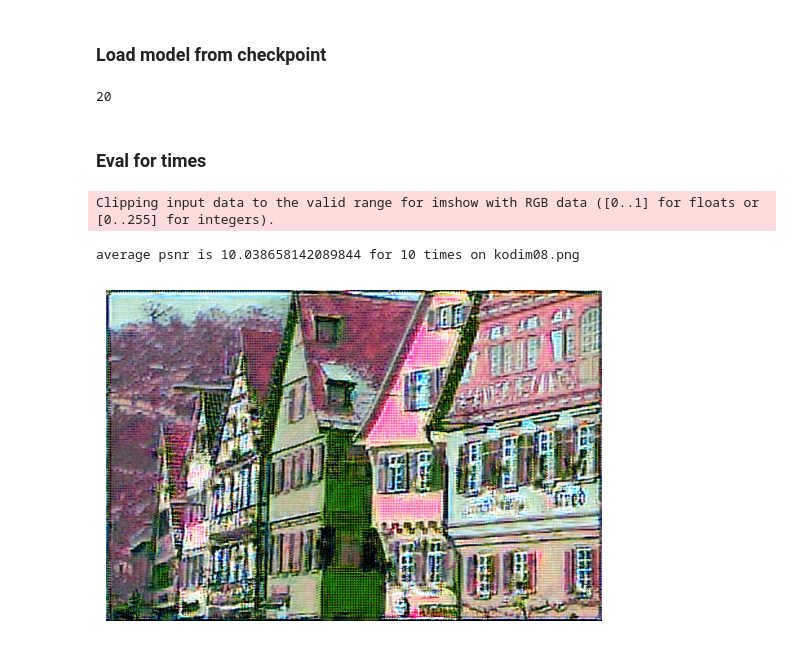
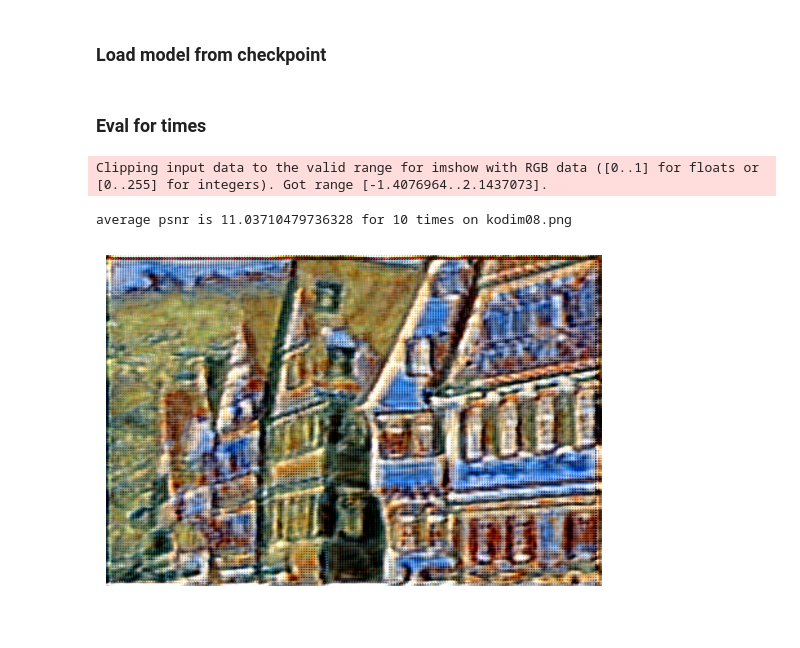
Before and after one commit to skydvn/SemCom-Pytorch, a Jupyter notebook: visualization/single_visualization.ipynb, the cells around one changed output. Cells and saved outputs as stored; diff of their text form; code cells hidden in the pictures.

```diff
--- a/visualization/single_visualization.ipynb
+++ b/visualization/single_visualization.ipynb
@@ -94,7 +94,7 @@ args = parser.parse_args(args=[])
 channel = 'AWGN'
 
 # Thay model
-saved = 'C:\SemCom\SemCom_domain_new\SemCom-Pytorch\out\checkpoints\CIFAR10_0.16666666666666666_AWGN0Rayleigh12AWGN24_dgsc_13h01m48s_on_Jun_17_2025\epoch_51.pkl'
+saved = 'C:\SemCom\SemCom_domain_new\SemCom-Pytorch\out\checkpoints\CIFAR10_0.16666666666666666__djsccn_00h19m44s_on_Jul_23_2025\epoch_199.pkl'
 args.base_snr = 20
 test_image_dir = 'C:\SemCom\SemCom_domain_new\SemCom-Pytorch\demo\kodim08.png'
 times = 10
@@ -123,46 +123,44 @@ for k, v in state_dict.items():
 file_name = os.path.basename(os.path.dirname(saved))
 in_channel = 3
 
-model = DGSC_CIFAR(args, in_channel, 10)
+model = DJSCCN_CIFAR(args, in_channel, 10)
 
 device = torch.device('cuda:0' if torch.cuda.is_available() else 'cpu')
 model.load_state_dict(new_state_dict)
 model.change_channel(channel, 20)
-# %% [output]
-20
 # %% [markdown]
 ### Eval for times
 # %%
 psnr_all = 0.0
 with torch.no_grad():
 
     for i in range(times):
         # print(test_image.size())
         if test_image.dim() == 3:
             test_image = test_image.unsqueeze(0)
 
         model = model.to(device)
         test_image = test_image.to(device)
 
-        demo_image= model(test_image)
+        demo_image= model(test_image,25)
         demo_image = image_normalization('denormalization')(demo_image)
         gt = image_normalization('denormalization')(test_image)
         psnr_all += get_psnr(demo_image, gt)
     # """Thử xem in ra 4 cái của ảnh thì sao"""
     # if test_image.dim() == 3:
     #     test_image = test_image.unsqueeze(0)
 
     #     model = model.to(device)
     #     test_image = test_image.to(device)
     demo_image = image_normalization('normalization')(demo_image)
     demo_image = torch.cat([test_image, demo_image], dim=1)
     demo_image = demo_image.cpu().numpy()
 demo_image = demo_image[0]
 demo_image = demo_image[3:, :, :]
 plt.imshow(demo_image.transpose(1, 2, 0))
 plt.axis('off')
 print("average psnr is {} for {} times on {}".format( psnr_all.item() / times, times, os.path.basename(test_image_dir)))
 # %% [output]
-Clipping input data to the valid range for imshow with RGB data ([0..1] for floats or [0..255] for integers).
+Clipping input data to the valid range for imshow with RGB data ([0..1] for floats or [0..255] for integers). Got range [-1.4076964..2.1437073].
-average psnr is 10.038658142089844 for 10 times on kodim08.png
+average psnr is 11.03710479736328 for 10 times on kodim08.png
-[figure, old version]
+[figure, new version]
```
